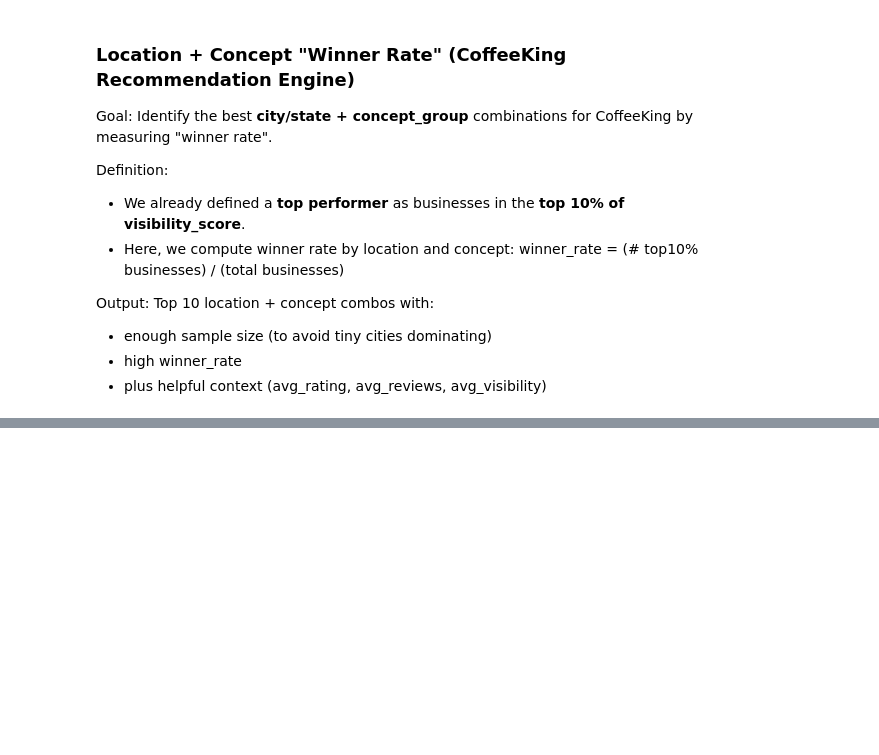
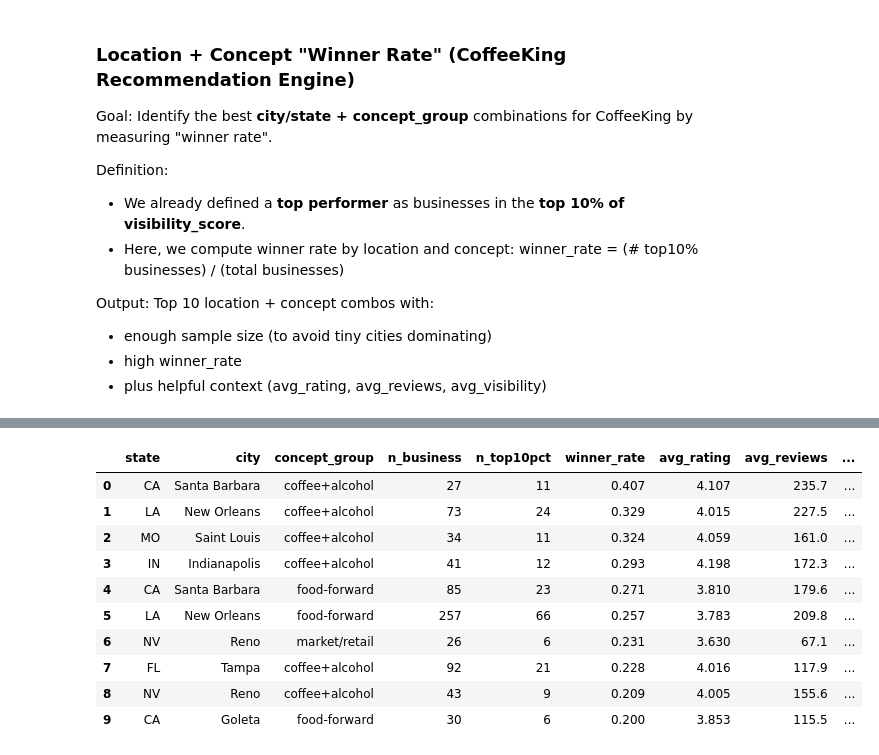
Before and after one commit to nancy1404/Coffeeking-Yelp, a Jupyter notebook: notebooks/02_build_sqlite_db.ipynb, the cells around one changed output, grey strips where cells are left out. Cells and saved outputs as stored; diff of their text form; code cells hidden in the pictures; blank space fills up the shorter version.

```diff
--- a/notebooks/02_build_sqlite_db.ipynb
+++ b/notebooks/02_build_sqlite_db.ipynb
@@ -590,0 +628,58 @@ Top 10 location + concept combos with:
+# %%
+MIN_N = 25
+
+top10_location_concept = pd.read_sql_query(f"""
+WITH scored AS (
+  SELECT
+    b.business_id,
+    b.state,
+    b.city,
+    b.concept_group,
+    COUNT(r.review_id) AS n_reviews_loaded,
+    AVG(r.stars) AS avg_review_stars,
+    (LOG(1 + COUNT(r.review_id)) * AVG(r.stars)) AS visibility_score
+  FROM coffee_reviews r
+  JOIN coffee_business_enriched b
+    ON r.business_id = b.business_id
+  GROUP BY b.business_id, b.state, b.city, b.concept_group
+),
+scored_with_decile AS (
+  SELECT
+    *,
+    NTILE(10) OVER (ORDER BY visibility_score DESC) AS decile
+  FROM scored
+),
+combo AS (
+  SELECT
+    state,
+    city,
+    concept_group,
+    COUNT(*) AS n_business,
+    SUM(CASE WHEN decile = 1 THEN 1 ELSE 0 END) AS n_top10pct,
+    ROUND(1.0 * SUM(CASE WHEN decile = 1 THEN 1 ELSE 0 END) / COUNT(*), 3) AS winner_rate,
+    ROUND(AVG(avg_review_stars), 3) AS avg_rating,
+    ROUND(AVG(n_reviews_loaded), 1) AS avg_reviews,
+    ROUND(AVG(visibility_score), 2) AS avg_visibility
+  FROM scored_with_decile
+  GROUP BY state, city, concept_group
+)
+SELECT *
+FROM combo
+WHERE n_business >= {MIN_N}
+ORDER BY winner_rate DESC, avg_visibility DESC
+LIMIT 10;
+""", conn)
+
+top10_location_concept
+# %% [output]
+|  | state | city | concept_group | n_business | n_top10pct | winner_rate | avg_rating | avg_reviews | ... |
+| 0 | CA | Santa Barbara | coffee+alcohol | 27 | 11 | 0.407 | 4.107 | 235.7 | ... |
+| 1 | LA | New Orleans | coffee+alcohol | 73 | 24 | 0.329 | 4.015 | 227.5 | ... |
+| 2 | MO | Saint Louis | coffee+alcohol | 34 | 11 | 0.324 | 4.059 | 161.0 | ... |
+| 3 | IN | Indianapolis | coffee+alcohol | 41 | 12 | 0.293 | 4.198 | 172.3 | ... |
+| 4 | CA | Santa Barbara | food-forward | 85 | 23 | 0.271 | 3.810 | 179.6 | ... |
+| 5 | LA | New Orleans | food-forward | 257 | 66 | 0.257 | 3.783 | 209.8 | ... |
+| 6 | NV | Reno | market/retail | 26 | 6 | 0.231 | 3.630 | 67.1 | ... |
+| 7 | FL | Tampa | coffee+alcohol | 92 | 21 | 0.228 | 4.016 | 117.9 | ... |
+| 8 | NV | Reno | coffee+alcohol | 43 | 9 | 0.209 | 4.005 | 155.6 | ... |
+| 9 | CA | Goleta | food-forward | 30 | 6 | 0.200 | 3.853 | 115.5 | ... |
```
Also changed, not shown: parts of 4 cells of this notebook.
